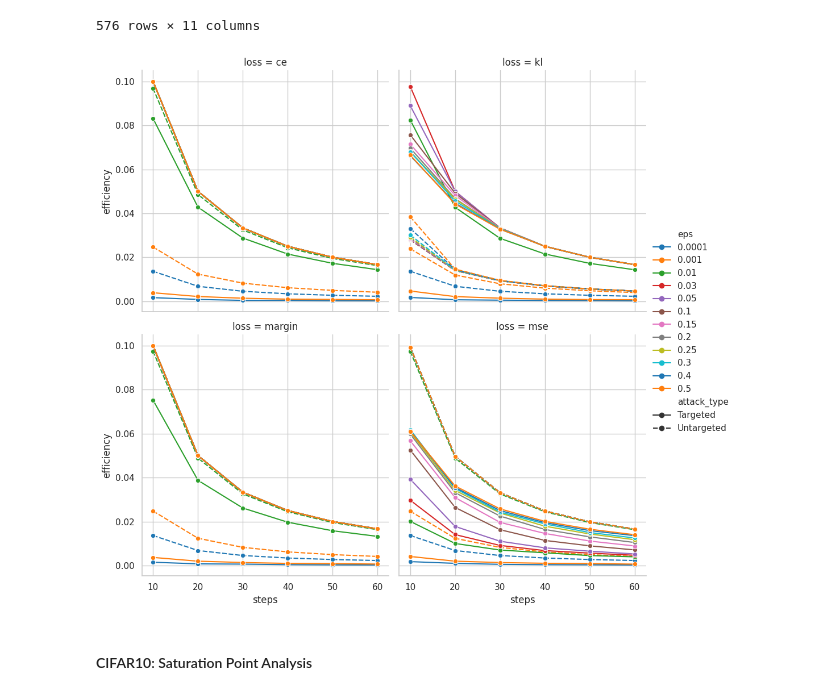
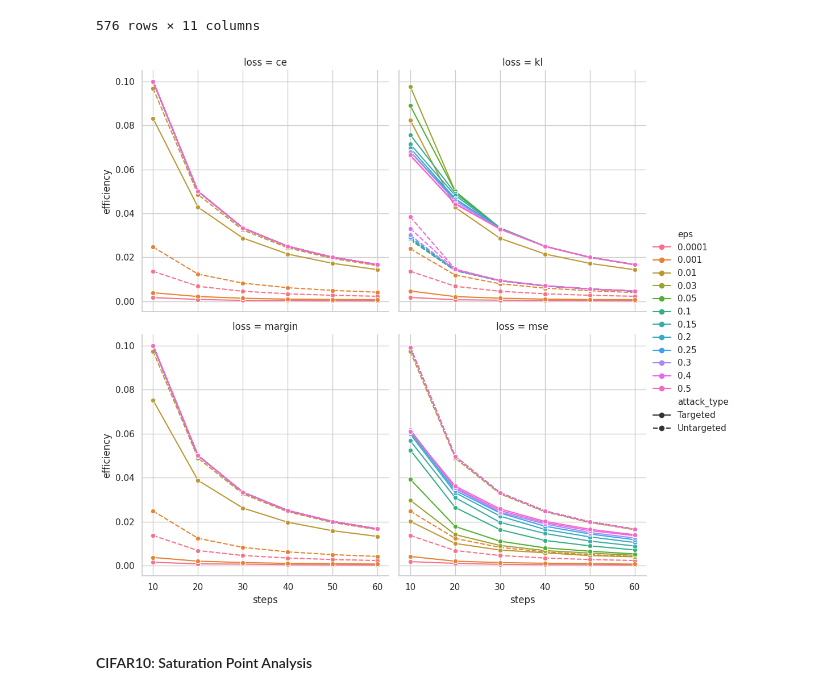
Before and after one commit to ch-yun-01/adversarial-fgsm-pgd, a Jupyter notebook: anaylze.ipynb, the cells around one changed output. Cells and saved outputs as stored; diff of their text form; code cells hidden in the pictures.

```diff
--- a/anaylze.ipynb
+++ b/anaylze.ipynb
@@ -248,6 +248,8 @@ plt.show()
 #### MNIST: PGD Success Rate vs Iterations
 # %%
 mnist_pgd_df = pgd_df[pgd_df["dataset"]=="mnist"]
+
+palette = sns.color_palette("husl", 12)
 
 sns.relplot(
     data=mnist_pgd_df,
@@ -259,7 +261,7 @@ sns.relplot(
     kind="line",
     marker="o",
     col_wrap=2,
-    palette="tab10",
+    palette=palette,
     legend="full"
 )
 plt.show()
@@ -478,20 +480,20 @@ cifar_pgd_df
 # %%
 sns.relplot(
     data=cifar_pgd_df,
     x="steps",
     y="efficiency",
     hue="eps",
     style="attack_type",
     col="loss",
     kind="line",
     marker="o",
     col_wrap=2,
-    palette="tab10",
+    palette=palette,
     legend="full"
 )
 plt.show()
 # %% [output]
-[figure, old version]
+[figure, new version]
 # %% [markdown]
 #### CIFAR10: Saturation Point Analysis
 # %%
```
Also changed, not shown: parts of 5 cells of this notebook.
